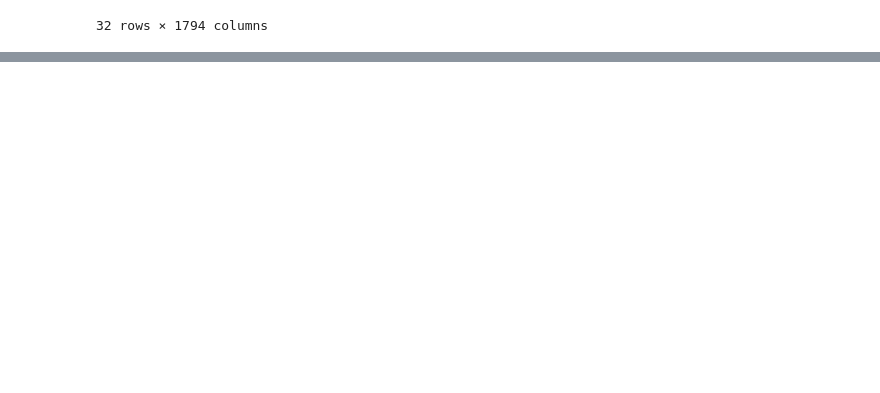
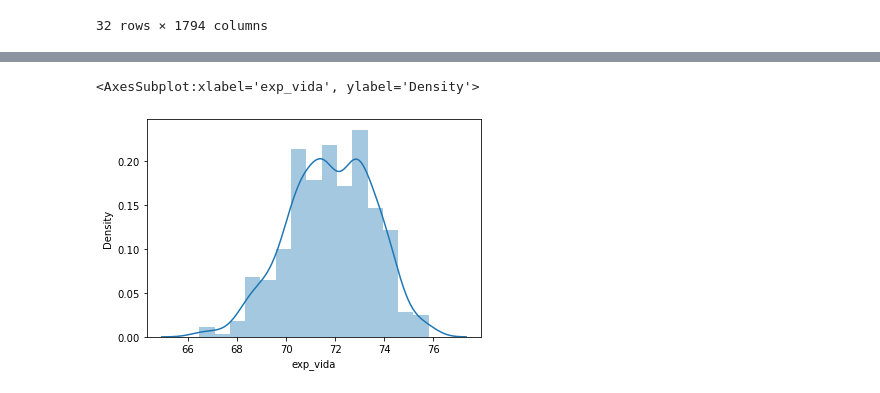
Before and after one commit to PLucasMendonca/Cursos, a Jupyter notebook: Aprendendo Analise de Dados/Treino/Untitled.ipynb, the cells around one changed output, grey strips where cells are left out. Drawn from its saved outputs; the diff is of its cells as text; code cells hidden in the pictures; blank space fills up the shorter version.

```diff
--- a/Aprendendo Analise de Dados/Treino/Untitled.ipynb
+++ b/Aprendendo Analise de Dados/Treino/Untitled.ipynb
@@ -490,0 +907,7 @@ igm[filtro].T
+# %%
+#3
+import seaborn as sns
+sns.distplot(igm[igm['regiao']== 'NORTE']['exp_vida'].dropna(), label='Norte')
+# %% [output]
+<AxesSubplot:xlabel='exp_vida', ylabel='Density'>
+[figure, added]
```
Also changed, not shown: parts of 145 cells of this notebook, 7 other files.
